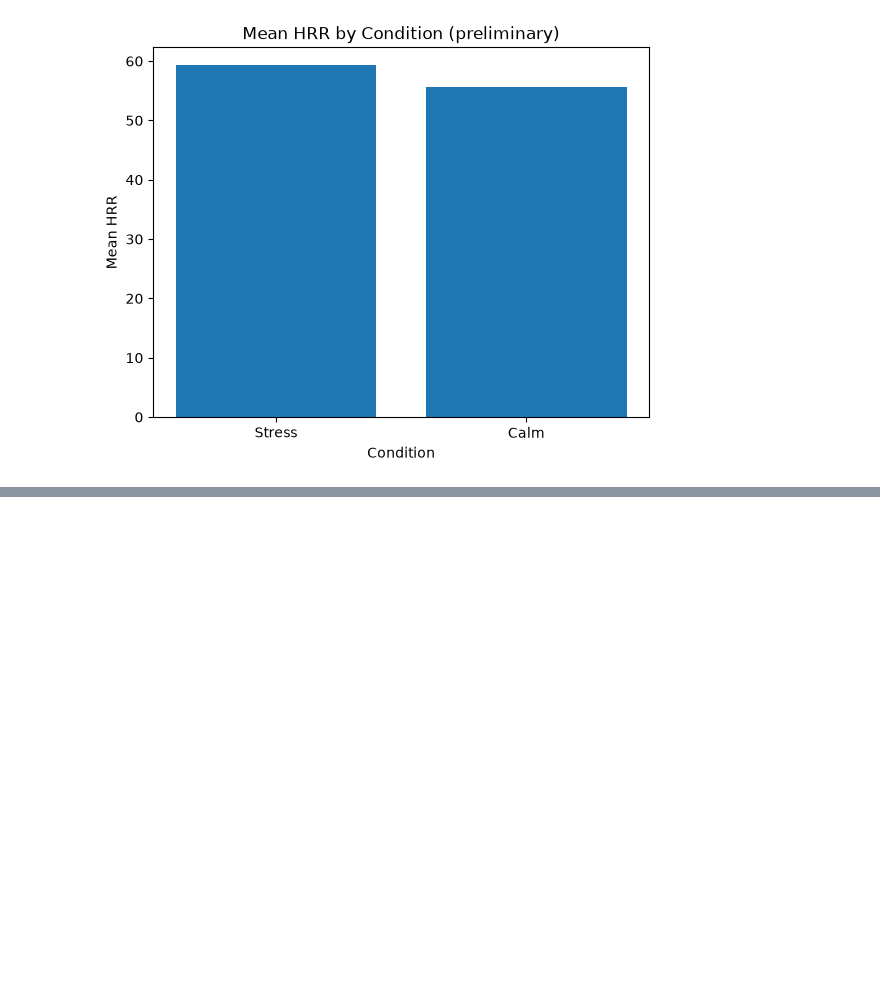
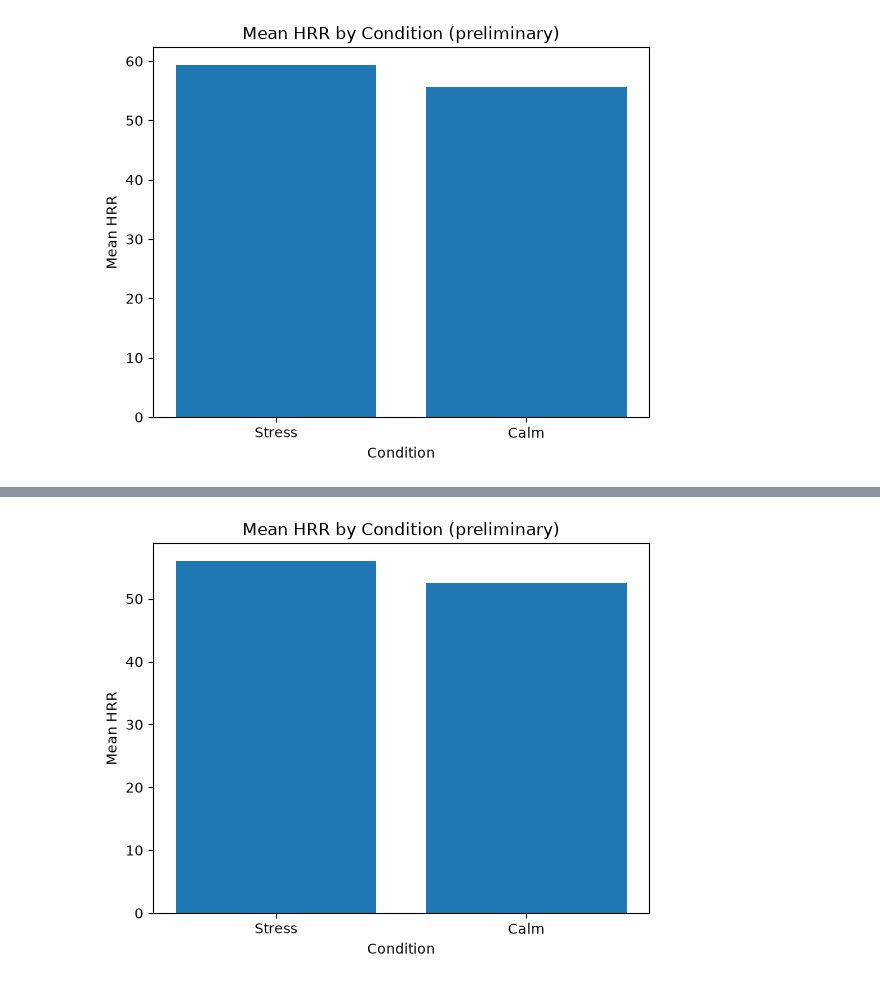
Before and after one commit to ctyy7/hrr-research-project, a Jupyter notebook: notebooks/01_create_research_table.ipynb, the cells around one changed output, grey strips where cells are left out. Saved outputs shown, nothing was run; the diff lists cells and outputs as text; code cells hidden in the pictures; blank space fills up the shorter version.

Commit message:
Add trials 7 and 8 into HRR analysis

```diff
--- a/notebooks/01_create_research_table.ipynb
+++ b/notebooks/01_create_research_table.ipynb
@@ -487,3 +487,83 @@ plt.show()
 # %% [output]
 Matplotlib is building the font cache; this may take a moment.
 [figure]
+# %%
+import pandas as pd
+import matplotlib.pyplot as plt
+from pathlib import Path
+
+project_root = Path.cwd().parent if Path.cwd().name == "notebooks" else Path.cwd()
+
+data_path = project_root / "data" / "hrr_data.csv"
+figures_folder = project_root / "figures"
+figures_folder.mkdir(exist_ok=True)
+
+df = pd.read_csv(data_path)
+
+df["trial_id"] = pd.to_numeric(df["trial_id"], errors="coerce").astype("Int64")
+
+# Add scale/note columns if missing
+if "exertion_scale" not in df.columns:
+    df["exertion_scale"] = pd.NA
+
+if "stress_scale" not in df.columns:
+    df["stress_scale"] = pd.NA
+
+if "side_notes" not in df.columns:
+    df["side_notes"] = ""
+
+# Allow decimals like 5.5
+df["exertion_scale"] = pd.to_numeric(df["exertion_scale"], errors="coerce").astype("Float64")
+df["stress_scale"] = pd.to_numeric(df["stress_scale"], errors="coerce").astype("Float64")
+
+# Remove trials 7 and 8 if they already exist
+df = df[~df["trial_id"].isin([7, 8])]
+
+new_rows = pd.DataFrame([
+    {
+        "trial_id": 7,
+        "date": "2026-06-28",
+        "condition": "calm",
+        "pre_hr": 75,
+        "post_hr": 147,
+        "hr_60s": 104,
+        "hrr": 43,
+        "exertion_scale": 5.5,
+        "stress_scale": 2.5,
+        "side_notes": "About 8 hours of sleep; just over 1 hour after 1.5 hours of tennis; 0 mistakes were made while skipping"
+    },
+    {
+        "trial_id": 8,
+        "date": "2026-06-28",
+        "condition": "stress",
+        "pre_hr": 73,
+        "post_hr": 149,
+        "hr_60s": 103,
+        "hrr": 46,
+        "exertion_scale": 0,   # replace this with the real Trial 8 exertion value
+        "stress_scale": 5.5,
+        "side_notes": "About 8 hours of sleep; just over 1 hour after 1.5 hours of tennis; 0 mistakes were made while skipping"
+    }
+])
+
+df = pd.concat([df, new_rows], ignore_index=True)
+
+# Recalculate HRR
+df["hrr"] = df["post_hr"] - df["hr_60s"]
+
+df.to_csv(data_path, index=False)
+
+display(df)
+display(df.describe())
+
+stress_mean = df[df["condition"] == "stress"]["hrr"].mean()
+calm_mean = df[df["condition"] == "calm"]["hrr"].mean()
+
+plt.figure()
+plt.bar(["Stress", "Calm"], [stress_mean, calm_mean])
+plt.xlabel("Condition")
+plt.ylabel("Mean HRR")
+plt.title("Mean HRR by Condition (preliminary)")
+plt.savefig(figures_folder / "test_chart.png", dpi=300, bbox_inches="tight")
+plt.show()
+# %% [output]
@@ -489,0 +588 @@ Matplotlib is building the font cache; this may take a moment.
+[figure, added]
```
Also changed, not shown: parts of 1 cell of this notebook, 2 other files.
